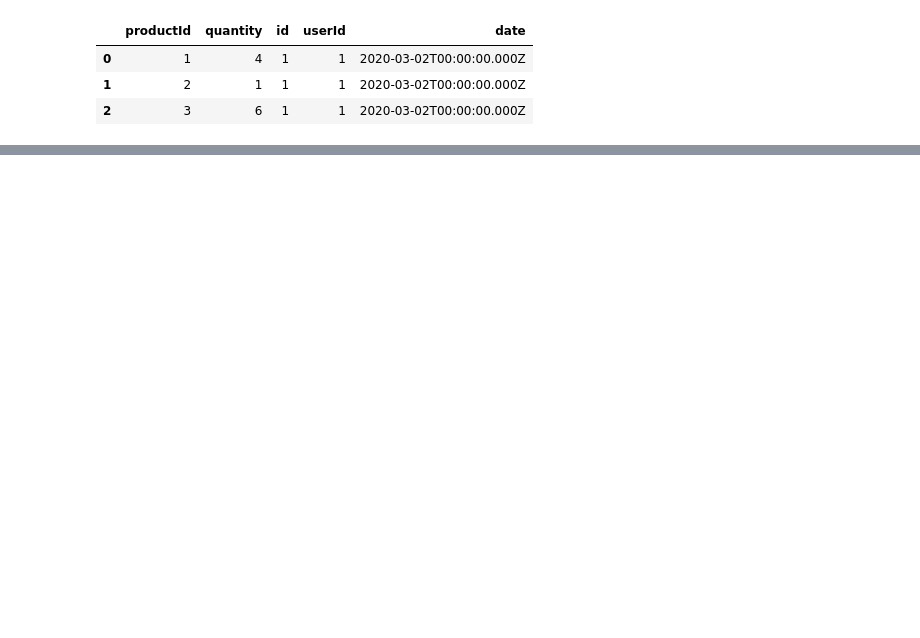
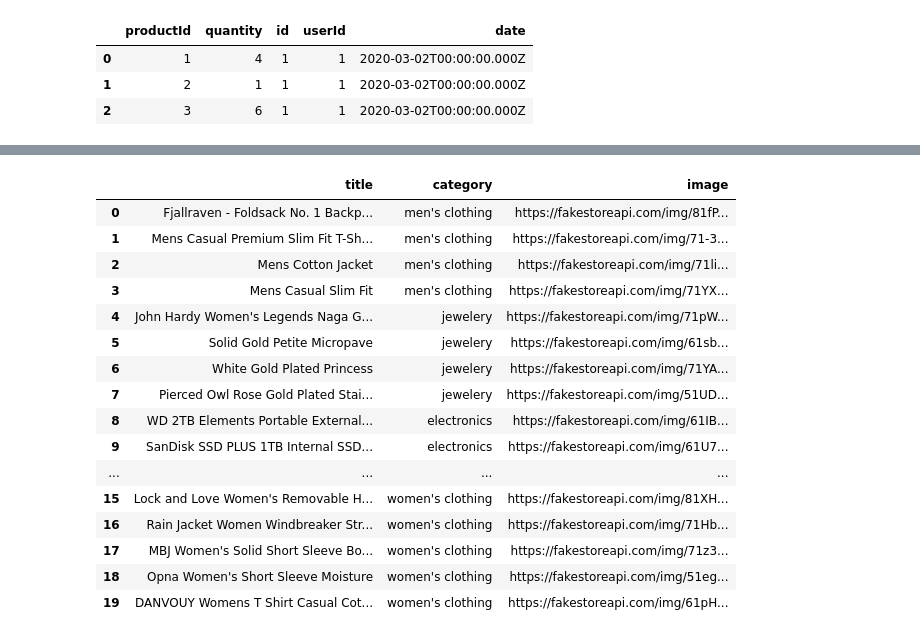
Before and after one commit to morgancab/Dashboard_strasbourg_parking, a Jupyter notebook: Fake_shop_api_test.ipynb, the cells around one changed output, grey strips where cells are left out. Cells and saved outputs as stored; diff of their text form; code cells hidden in the pictures; blank space fills up the shorter version.

```diff
--- a/Fake_shop_api_test.ipynb
+++ b/Fake_shop_api_test.ipynb
@@ -32,0 +44,21 @@ Order.head(3)
+# %%
+Products[["title" ,"category" , "image" ,"price" ]]
+Order[["title" ,"category" , "image" ]]
+# %% [output]
+|  | title | category | image |
+| 0 | Fjallraven - Foldsack No. 1 Backp... | men's clothing | https://fakestoreapi.com/img/81fP... |
+| 1 | Mens Casual Premium Slim Fit T-Sh... | men's clothing | https://fakestoreapi.com/img/71-3... |
+| 2 | Mens Cotton Jacket | men's clothing | https://fakestoreapi.com/img/71li... |
+| 3 | Mens Casual Slim Fit | men's clothing | https://fakestoreapi.com/img/71YX... |
+| 4 | John Hardy Women's Legends Naga G... | jewelery | https://fakestoreapi.com/img/71pW... |
+| 5 | Solid Gold Petite Micropave | jewelery | https://fakestoreapi.com/img/61sb... |
+| 6 | White Gold Plated Princess | jewelery | https://fakestoreapi.com/img/71YA... |
+| 7 | Pierced Owl Rose Gold Plated Stai... | jewelery | https://fakestoreapi.com/img/51UD... |
+| 8 | WD 2TB Elements Portable External... | electronics | https://fakestoreapi.com/img/61IB... |
+| 9 | SanDisk SSD PLUS 1TB Internal SSD... | electronics | https://fakestoreapi.com/img/61U7... |
+| ... | ... | ... | ... |
+| 15 | Lock and Love Women's Removable H... | women's clothing | https://fakestoreapi.com/img/81XH... |
+| 16 | Rain Jacket Women Windbreaker Str... | women's clothing | https://fakestoreapi.com/img/71Hb... |
+| 17 | MBJ Women's Solid Short Sleeve Bo... | women's clothing | https://fakestoreapi.com/img/71z3... |
+| 18 | Opna Women's Short Sleeve Moisture | women's clothing | https://fakestoreapi.com/img/51eg... |
+| 19 | DANVOUY Womens T Shirt Casual Cot... | women's clothing | https://fakestoreapi.com/img/61pH... |
```
Also changed, not shown: parts of 1 cell of this notebook, 5 other files.
